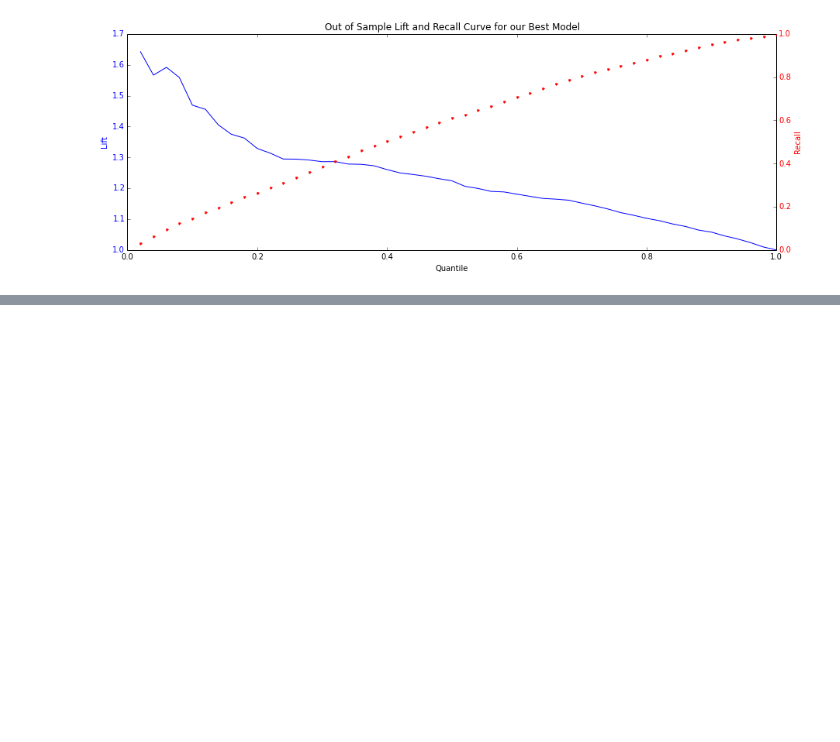
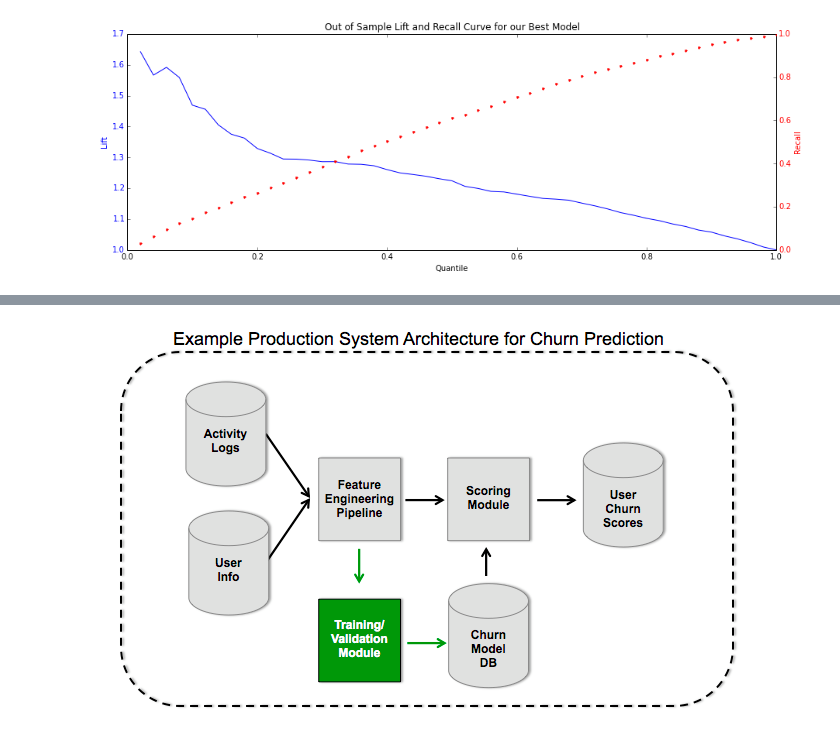
Before and after one commit to briandalessandro/DataScienceCourse, a Jupyter notebook: ipython/CaseStudy_Churn_Analysis.ipynb, the cells around one changed output, grey strips where cells are left out. Cells and saved outputs as stored; diff of their text form; code cells hidden in the pictures; blank space fills up the shorter version.

```diff
--- a/ipython/CaseStudy_Churn_Analysis.ipynb
+++ b/ipython/CaseStudy_Churn_Analysis.ipynb
@@ -346,0 +373,4 @@ Additionally, we need to estimate accurate lifetime values (for now, we'll fold
+# %%
+Image(filename='references/churn_architecture.png')
+# %% [output]
+[figure, added]
```
Also changed, not shown: parts of 5 cells of this notebook, 1 other file.
